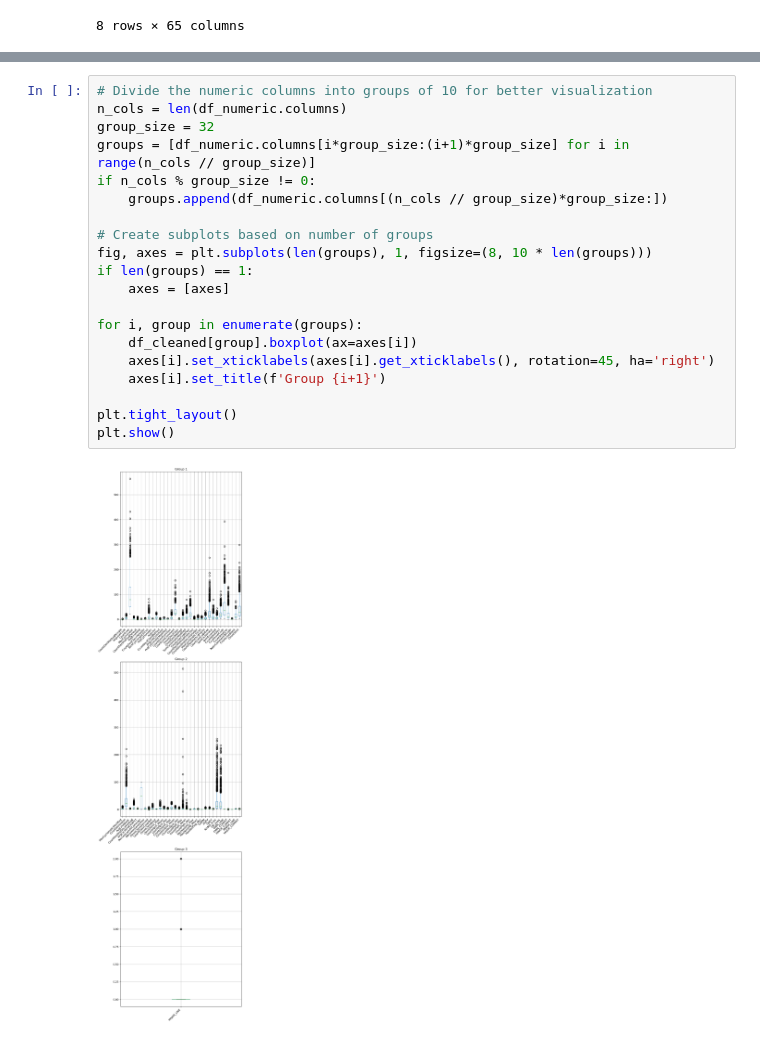
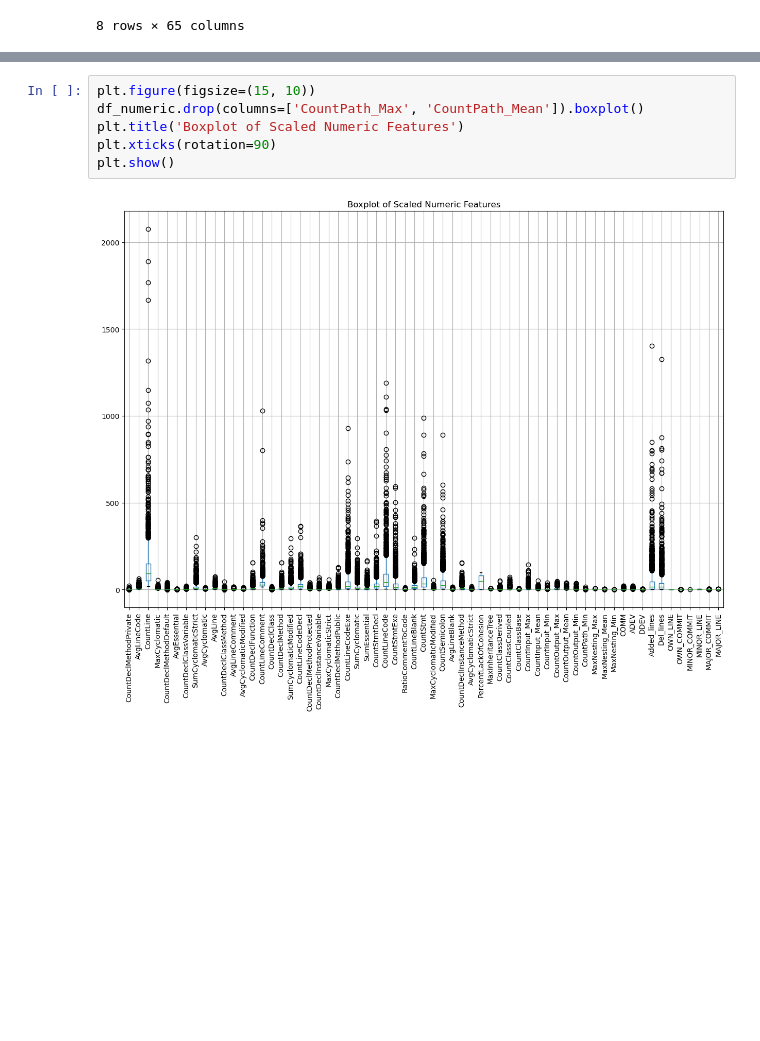
Before and after one commit to alvaldes/pred-err, a Jupyter notebook: Class Balance/JIRA/jira/activemq-5.0.0.ipynb, the cells around one changed output, grey strips where cells are left out. Drawn from its saved outputs; the diff is of its cells as text; blank space fills up the shorter version.

```diff
--- a/Class Balance/JIRA/jira/activemq-5.0.0.ipynb
+++ b/Class Balance/JIRA/jira/activemq-5.0.0.ipynb
@@ -224,22 +167,8 @@ df_cleaned.shape
-# %%
-# Divide the numeric columns into groups of 10 for better visualization
-n_cols = len(df_numeric.columns)
-group_size = 32
-groups = [df_numeric.columns[i*group_size:(i+1)*group_size] for i in range(n_cols // group_size)]
-if n_cols % group_size != 0:
-    groups.append(df_numeric.columns[(n_cols // group_size)*group_size:])
-
-# Create subplots based on number of groups
-fig, axes = plt.subplots(len(groups), 1, figsize=(8, 10 * len(groups)))
-if len(groups) == 1:
-    axes = [axes]
-
-for i, group in enumerate(groups):
-    df_cleaned[group].boxplot(ax=axes[i])
-    axes[i].set_xticklabels(axes[i].get_xticklabels(), rotation=45, ha='right')
-    axes[i].set_title(f'Group {i+1}')
-
-plt.tight_layout()
-plt.show()
-# %% [output]
-[figure, removed]
+# %%
+plt.figure(figsize=(15, 10))
+df_numeric.drop(columns=['CountPath_Max', 'CountPath_Mean']).boxplot()
+plt.title('Boxplot of Scaled Numeric Features')
+plt.xticks(rotation=90)
+plt.show()
+# %% [output]
+[figure, added]
```
Also changed, not shown: parts of 12 cells of this notebook, 2 other files.
